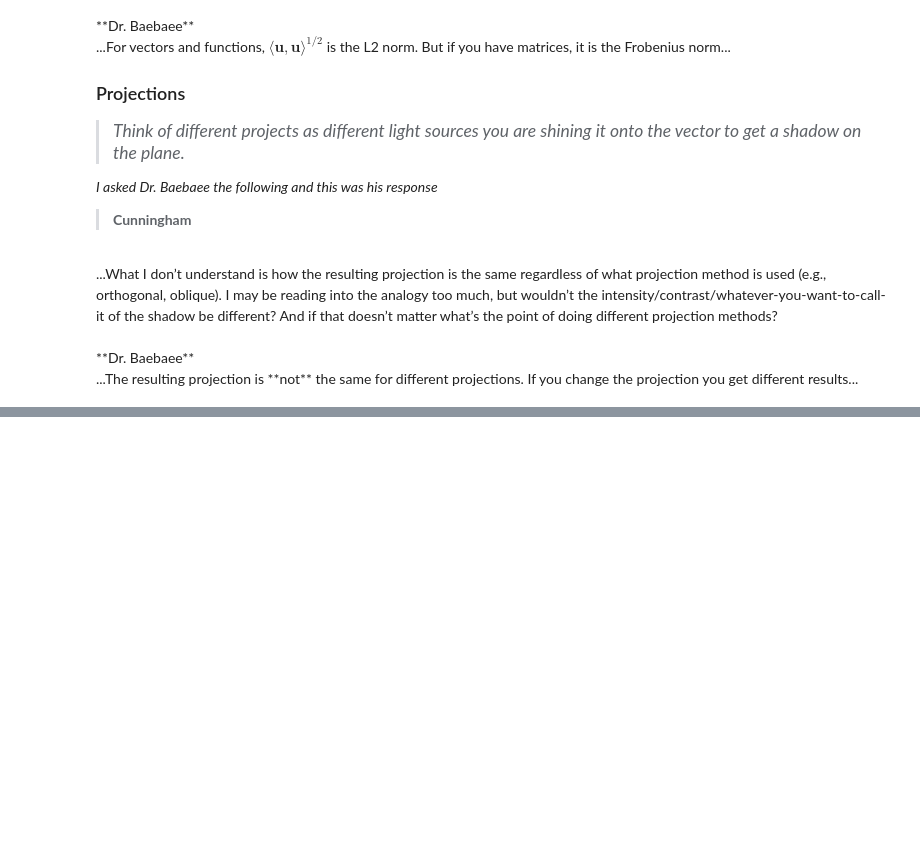
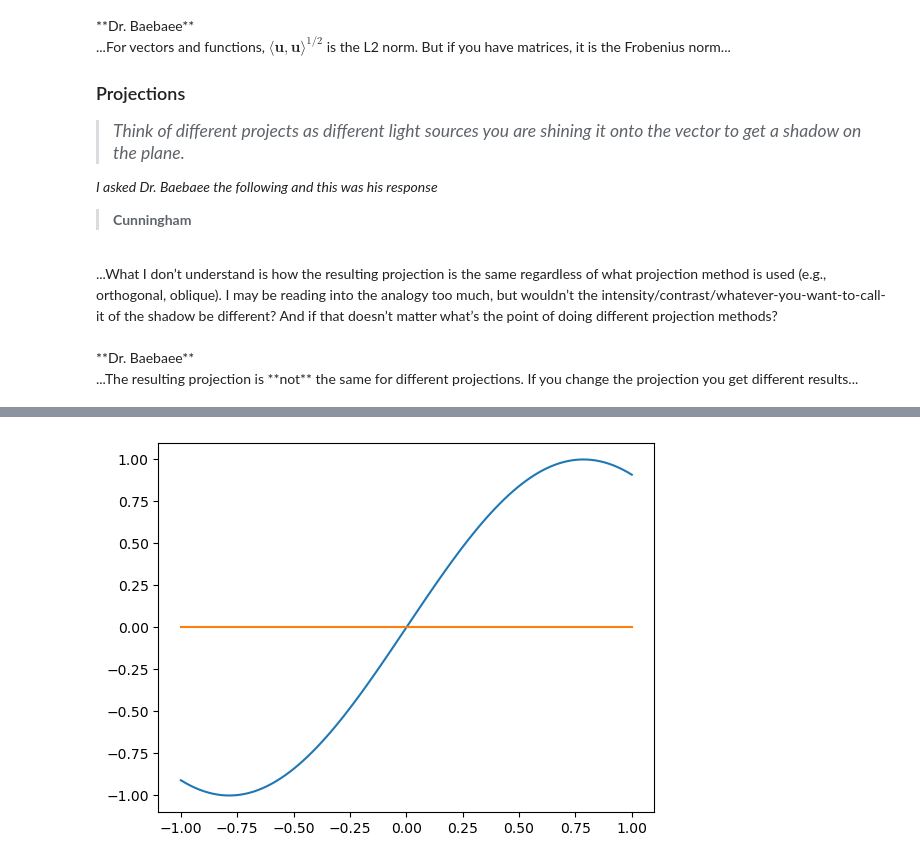
Before and after one commit to GoogleTookMyLunch/ME_2061, a Jupyter notebook: lectures/lecture_notes.ipynb, the cells around one changed output, grey strips where cells are left out. Saved outputs shown, nothing was run; the diff lists cells and outputs as text; code cells hidden in the pictures; blank space fills up the shorter version.

```diff
--- a/lectures/lecture_notes.ipynb
+++ b/lectures/lecture_notes.ipynb
@@ -603,0 +827,17 @@ and so on...
+# %%
+import numpy as np
+import matplotlib.pyplot as plt
+n = 100
+x = np.linspace(-1, 1, n).reshape(n,1)
+f = np.sin(2*x)
+U = x**0 * x * x**2 * x**3
+
+fhat_orth = U @ np.linalg.inv(np.transpose(U) @ U) @np.transpose(U)@f # fix this...
+# fhat_interp = U*inv(U(p,:))*f(p)
+# e_orth = norm(f-fhat_orth)
+# e_interp = norm(f-fhat_interp)
+plt.plot(x, f)
+plt.plot(x, fhat_orth)
+plt.show()
+# %% [output]
+[figure, added]
```
Also changed, not shown: parts of 13 cells of this notebook, 2 other files.
